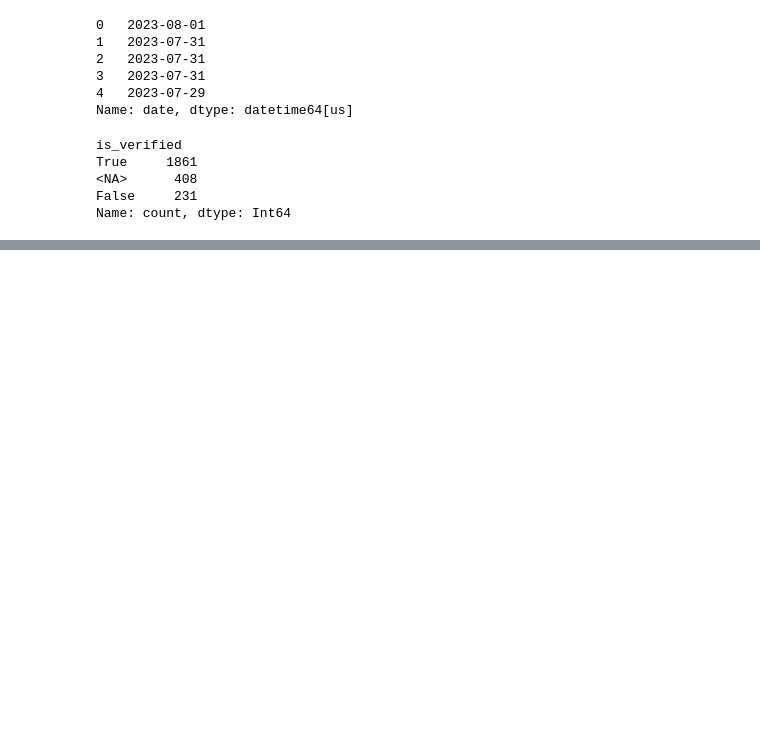
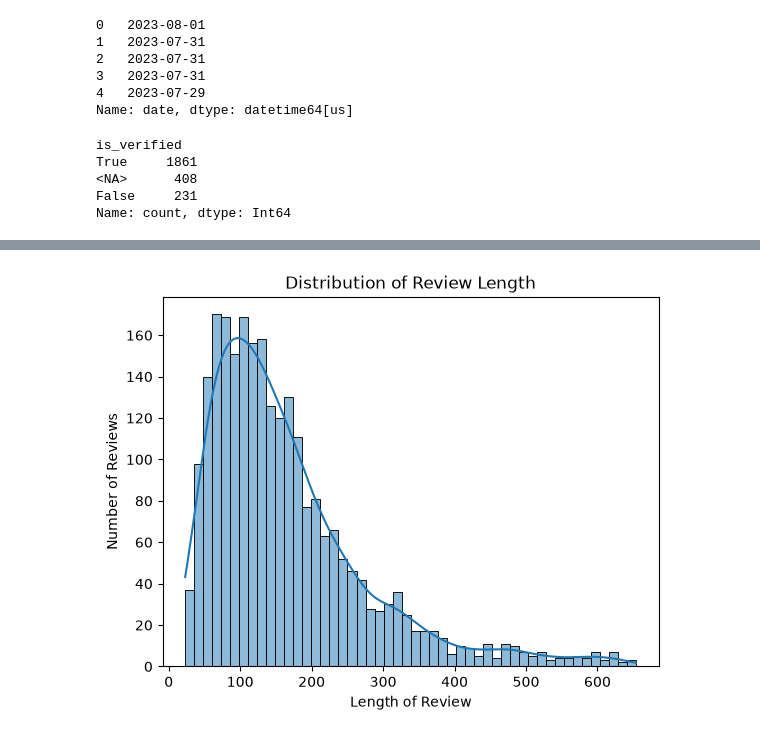
Before and after one commit to m4h1m03/data-analysis-project, a Jupyter notebook: notebooks/02_feature_engineering_eda.ipynb, the cells around one changed output, grey strips where cells are left out. Saved outputs shown, nothing was run; the diff lists cells and outputs as text; code cells hidden in the pictures; blank space fills up the shorter version.

Commit message:
add feature engineering (date features, review_length), EDA visualizations, and kruskal-wallis test with write-up

```diff
--- a/notebooks/02_feature_engineering_eda.ipynb
+++ b/notebooks/02_feature_engineering_eda.ipynb
@@ -88,0 +98,5 @@ Name: count, dtype: Int64
+# %%
+df['year'] = df['date'].dt.year
+df['month'] = df['date'].dt.month
+df['month_name'] = df['date'].dt.month_name()
+print(df[['date', 'year', 'month', 'month_name']].head())
@@ -88,0 +141,3 @@ Name: count, dtype: Int64
+# %%
+df['review_length'] = df['reviews'].str.split().str.len()
+print(df['review_length'].head())
@@ -88,0 +192,14 @@ Name: count, dtype: Int64
+# %%
+plt.figure()
+sns.histplot(
+    data=df,
+    x='review_length',
+    bins=50,
+    kde=True
+)
+plt.xlabel('Length of Review')
+plt.ylabel('Number of Reviews')
+plt.title('Distribution of Review Length')
+plt.show()
+# %% [output]
+[figure, added]
```
Also changed, not shown: parts of 19 cells of this notebook.
